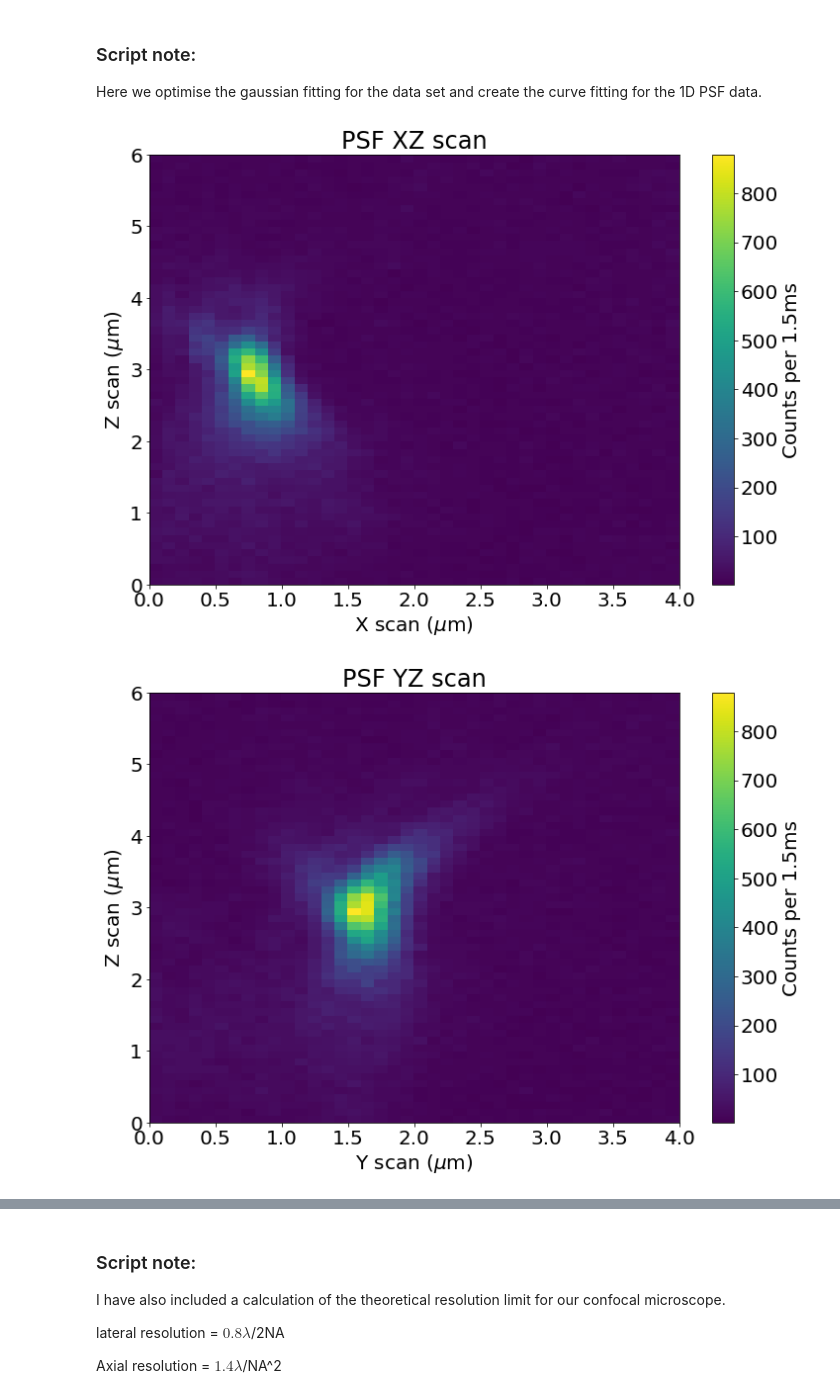
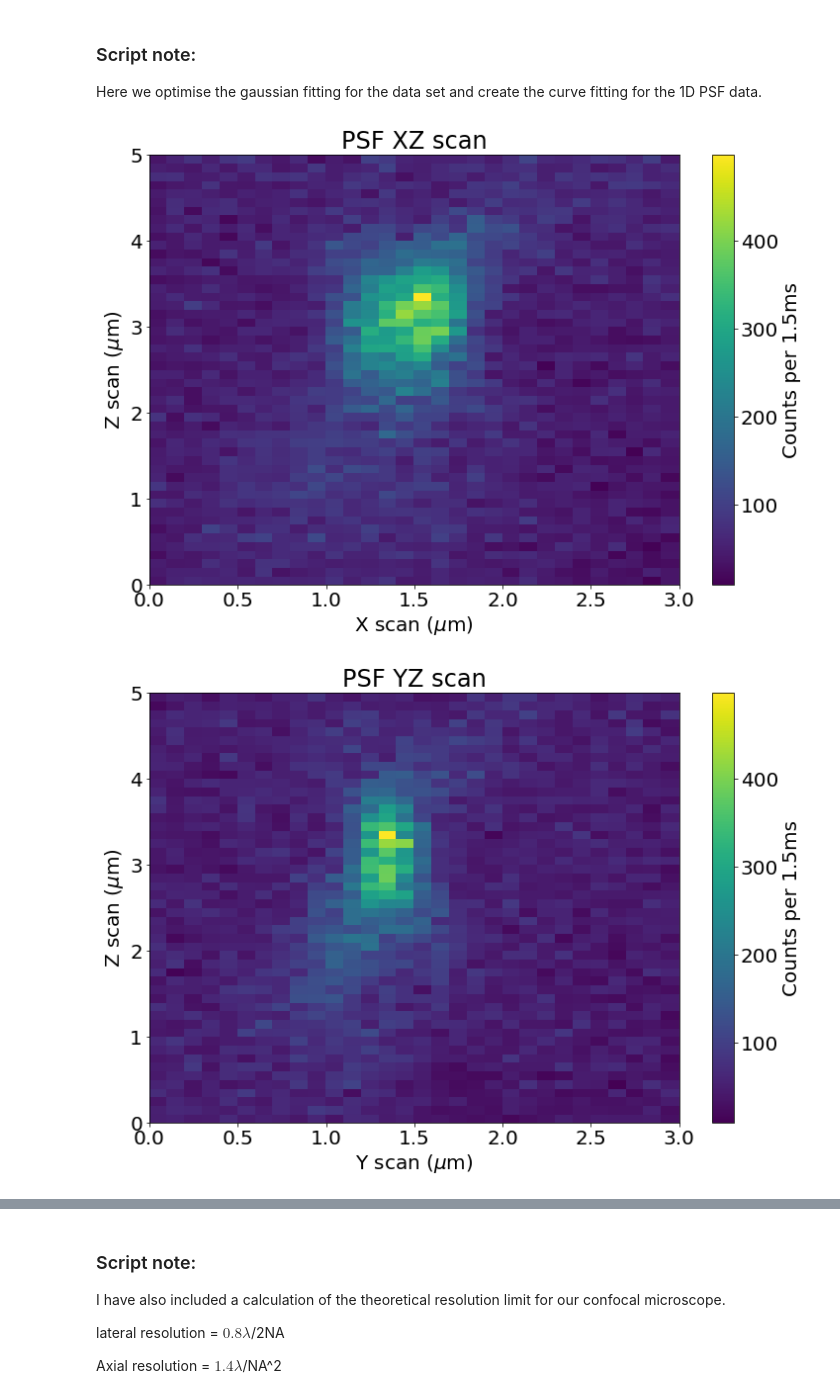
Before and after one commit to Corbyn93/Ryans_Python_Scripts, a Jupyter notebook: Ryan's Jupyter stuff/Microscopy Scripts/PSF_Measurement.ipynb, the cells around one changed output, grey strips where cells are left out. Cells and saved outputs as stored; diff of their text form; code cells hidden in the pictures.

```diff
--- a/Ryan's Jupyter stuff/Microscopy Scripts/PSF_Measurement.ipynb
+++ b/Ryan's Jupyter stuff/Microscopy Scripts/PSF_Measurement.ipynb
@@ -165,29 +165,29 @@ def find_fwhm(y_fit, fine_x, opt_fit_y):
 # %%
 ### Get folder location, date and file name.
 folder_location = 'I:\\Science\\Physics-Nanobiophotonics\\Group\\User Data\\ODMR\\ODMR and imaging\\'
-date = '20210301'
-file_name = date + '_01.dat'
+date = '20210507'
+file_name = date + '_06.dat'
 
 # get PSF data and scan range metadata.
 psf_data, scan_metadata = get_data(folder_location + date + '\\' + file_name)
 
 # Take the Meta_data and create an 2D/3D scan array.
 if int(scan_metadata[0]) == 4:
         scan_range, psf_array_shape = generate_3D_scan_range(scan_metadata)
 else:
     x = 0
 
 # reshape PSF array to 3D object.
 psf_data = psf_data.reshape(psf_array_shape[0], psf_array_shape[1],
                  psf_array_shape[2])
 
 # find the PSF in the psf_data (data set, number of pixels away from maxima, number of NDs)
 nd_locs = find_NDs(psf_data, 3, 1)
 
 # plot the XY, XZ and YZ data for the PSF.
 fig, ax = plot_xz(scan_range, psf_data, nd_locs[0])
 fig1, ax1 = plot_yz(scan_range, psf_data, nd_locs[0])
 fig2, ax2 = plot_xy(scan_range, psf_data, nd_locs[0])
 # %% [output]
-[figure, old version]
+[figure, new version]
-[figure, old version]
+[figure, new version]
```
Also changed, not shown: parts of 2 cells of this notebook, 6 other files.
